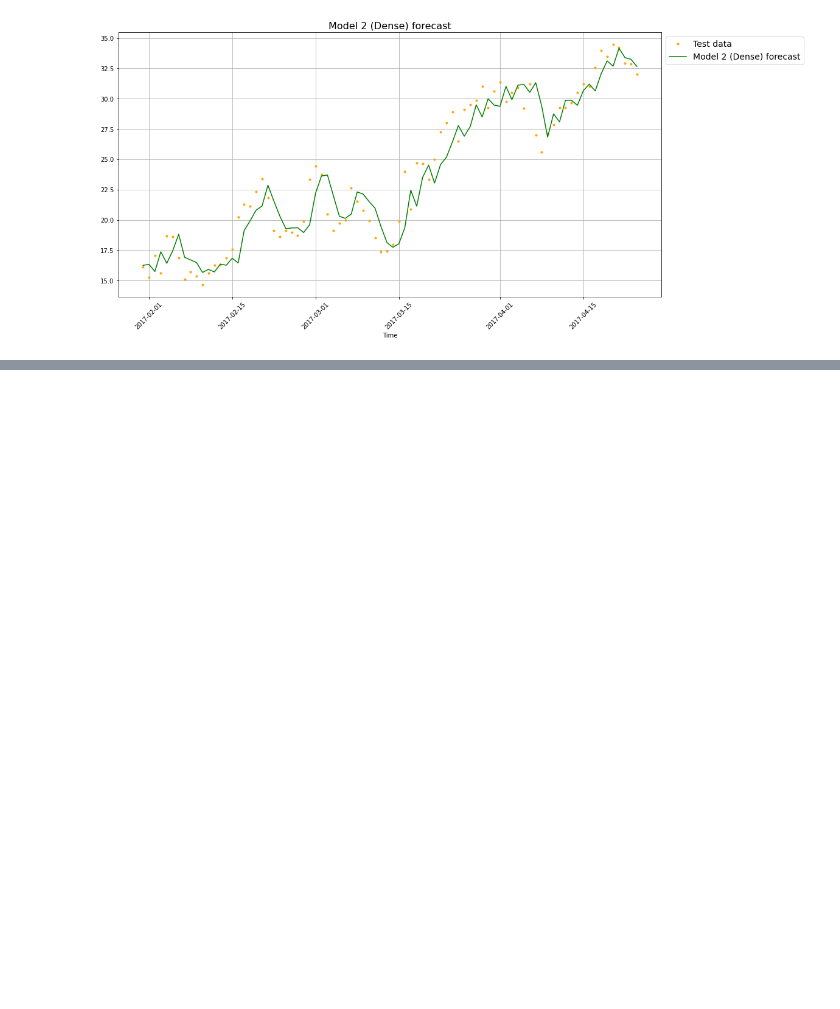
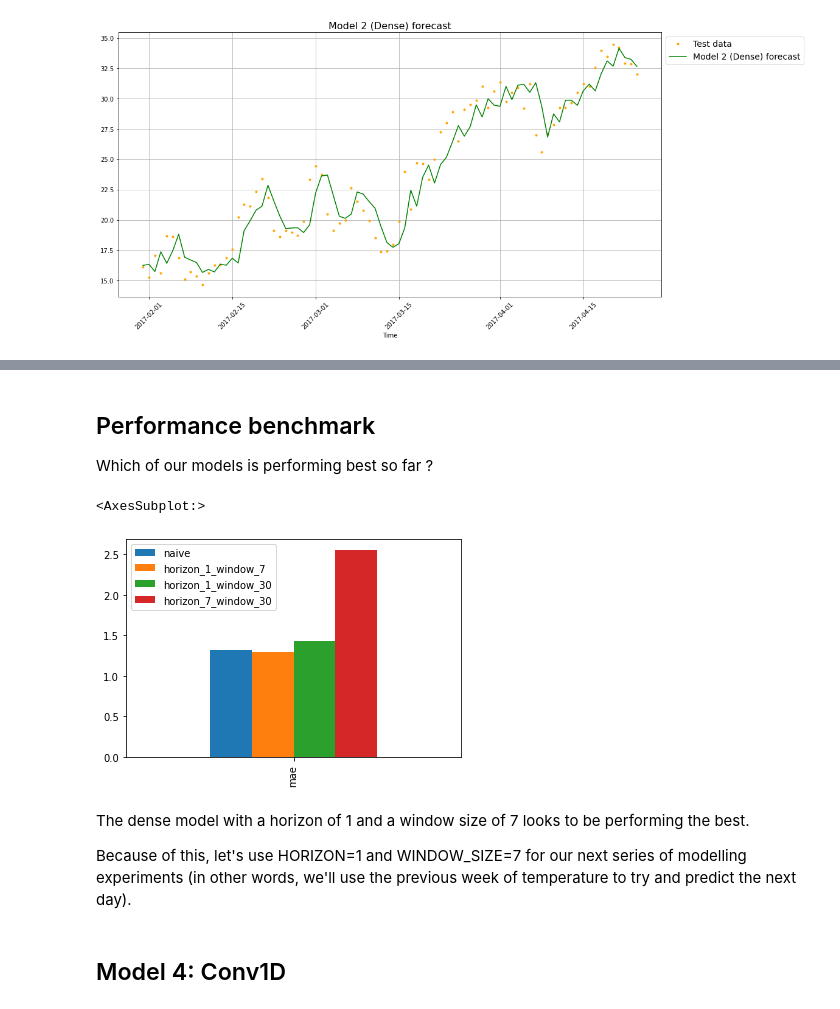
Before and after one commit to alexandre-pinon/voltron, a Jupyter notebook: src/ai/bootstrap.ipynb, the cells around one changed output, grey strips where cells are left out. Saved outputs shown, nothing was run; the diff lists cells and outputs as text; code cells hidden in the pictures; blank space fills up the shorter version.

```diff
--- a/src/ai/bootstrap.ipynb
+++ b/src/ai/bootstrap.ipynb
@@ -669,0 +777,28 @@ plot_time_series(ax,
+# %%
+def evaluate_preds(y_true, y_pred):
+    # Make sure float32 (for metric calculations)
+    y_true = tf.cast(y_true, dtype=tf.float32)
+    y_pred = tf.cast(y_pred, dtype=tf.float32)
+
+    # Calculate various metrics
+    mae = tf.keras.metrics.mean_absolute_error(y_true, y_pred)
+    mse = tf.keras.metrics.mean_squared_error(y_true, y_pred)
+    rmse = tf.sqrt(mse)
+    mape = tf.keras.metrics.mean_absolute_percentage_error(y_true, y_pred)
+    mase = mean_absolute_scaled_error(y_true, y_pred)
+
+    # Account for different sized metrics (for longer horizons, reduce to single number)
+    if mae.ndim > 0:  # if mae isn't already a scalar, reduce it to one by aggregating tensors to mean
+        mae = tf.reduce_mean(mae)
+        mse = tf.reduce_mean(mse)
+        rmse = tf.reduce_mean(rmse)
+        mape = tf.reduce_mean(mape)
+        mase = tf.reduce_mean(mase)
+
+    return {
+        "mae": mae.numpy(),
+        "mse": mse.numpy(),
+        "rmse": rmse.numpy(),
+        "mape": mape.numpy(),
+        "mase": mase.numpy()
+    }
@@ -669,0 +836,25 @@ plot_time_series(ax,
+# %% [markdown]
+## Performance benchmark
+
+Which of our models is performing best so far ?
+# %%
+fig, ax = plt.subplots()
+pd.DataFrame(
+    {
+        "naive": naive_results["mae"],
+        "horizon_1_window_7": model_1_results["mae"],
+        "horizon_1_window_30": model_2_results["mae"],
+        "horizon_7_window_30": model_3_results["mae"]
+    },
+    index=["mae"]).plot(ax=ax, kind="bar")
+
+# fig.savefig('./graphs/performance_benchmark_1.png', facecolor='white')
+# %% [output]
+<AxesSubplot:>
+[figure, added]
+# %% [markdown]
+The dense model with a horizon of 1 and a window size of 7 looks to be performing the best.
+
+Because of this, let's use HORIZON=1 and WINDOW_SIZE=7 for our next series of modelling experiments (in other words, we'll use the previous week of temperature to try and predict the next day).
+# %% [markdown]
+## Model 4: Conv1D
```
Also changed, not shown: parts of 19 cells of this notebook, 14 other files.
